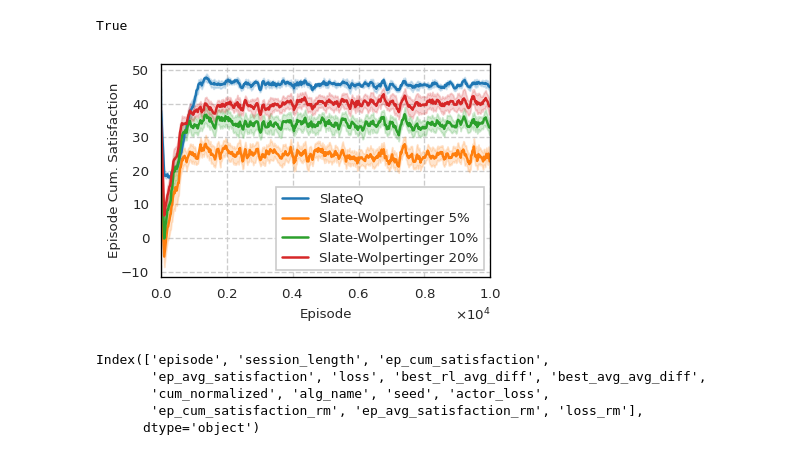
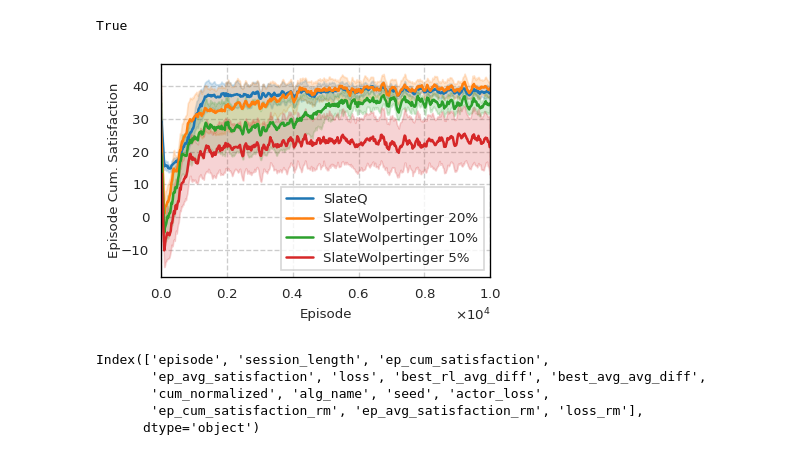
Before and after one commit to Asr419/rl_wolpertinger, a Jupyter notebook: src/plotting_scripts/plot_convergence.ipynb, the cells around one changed output. Saved outputs shown, nothing was run; the diff lists cells and outputs as text; code cells hidden in the pictures.

```diff
--- a/src/plotting_scripts/plot_convergence.ipynb
+++ b/src/plotting_scripts/plot_convergence.ipynb
@@ -42,9 +42,20 @@ def parse_data(data_dict: dict, alg_nam:str, seed: int)->pd.DataFrame:
 # load slateq results
 res_df_list = []
 for seed in tqdm(SEEDS):
-    slateq_dict = pickle.load(open(base_path / Path(f"observed_topic_slateq_{ALPHA}_{seed}")/ "logs_dict.pickle", "rb"))
+    slateq_dict = pickle.load(open(base_path / Path(f"observed_topic_slateq_{ALPHA}_try_2000_{seed}")/ "logs_dict.pickle", "rb"))
     res_df = parse_data(slateq_dict, "SlateQ", seed)
     res_df_list.append(res_df)
 # concat all results
 final_df = pd.concat(res_df_list)
+# %%
+# load wp results
+res_df_list = []
+for seed in tqdm(SEEDS):
+    for knearest in [20, 10, 5]:
+        slateq_dict = pickle.load(open(base_path / Path(f"observed_topic_wa_{knearest}_slateq_{ALPHA}_try_2000_{seed}")/ "logs_dict.pickle", "rb"))
+        res_df = parse_data(slateq_dict, f"SlateWolpertinger {knearest}%", seed)
+        res_df_list.append(res_df)
+# concat all results
+wp_df = pd.concat(res_df_list)
+final_df = pd.concat([final_df, wp_df])
 # %%
@@ -88,32 +87,33 @@ new_df = final_df[final_df['episode'] % n == 0]
 # %%
 import seaborn as sns
 import matplotlib.pyplot as plt
 import matplotlib.ticker as mtick
 from setup_plot import setup_plot
 
 setup_plot(font_size=8, w_pts=256, fig_ratio=0.65)
 
 # Set the plot style to "ticks"
 sns.set_style("whitegrid", {"grid.linestyle": "--", "axes.edgecolor": "black"})
 
 # Plot the mean of ep_cum_satisfaction across different seeds for each alg_name
 ax = sns.lineplot(x="episode", y="ep_cum_satisfaction_rm", hue="alg_name", errorbar="se", data=new_df)
 
 legend = plt.legend(title='', fancybox=False)
-legend.get_frame().set_alpha(None)
+# legend.get_frame().set_alpha(None)
 
 # Set the x-axis tick format
 fmt = mtick.ScalarFormatter(useMathText=True)
 fmt.set_powerlimits((-3,3))
 ax.xaxis.set_major_formatter(fmt)
 
 # Add a title and axes labels
 plt.xlim(0, 10000)
 plt.xlabel("Episode")
 plt.ylabel("Episode Cum. Satisfaction", labelpad=0)
+plt.savefig("convergence_plot_2000.pdf", format="pdf", bbox_inches="tight")
 plt.show()
 # %% [output]
-[figure, old version]
+[figure, new version]
 # %%
 # hypothesis satisfied for paired t-test on sq and wp return
 from scipy.stats import ttest_rel
```
Also changed, not shown: parts of 2 cells of this notebook, 10 other files.
